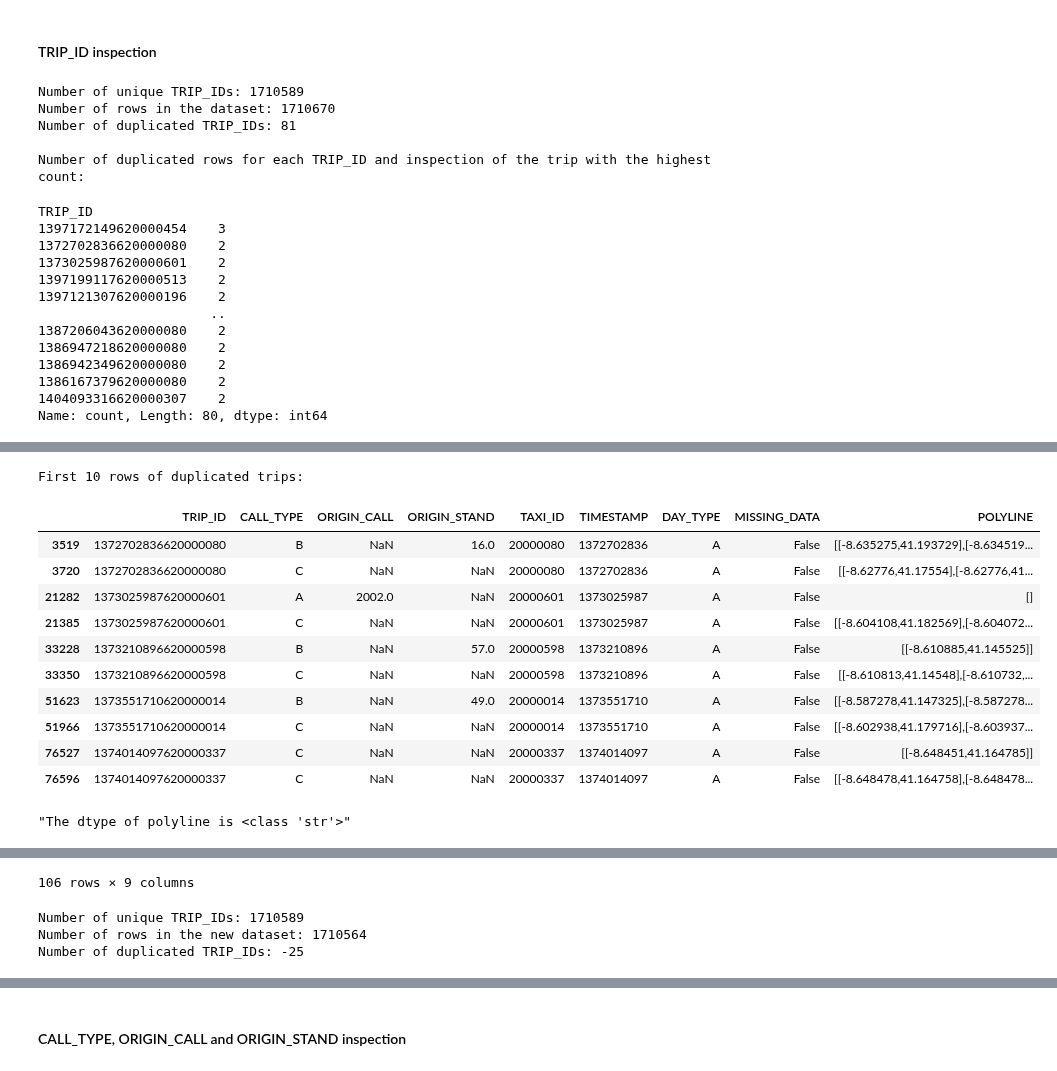
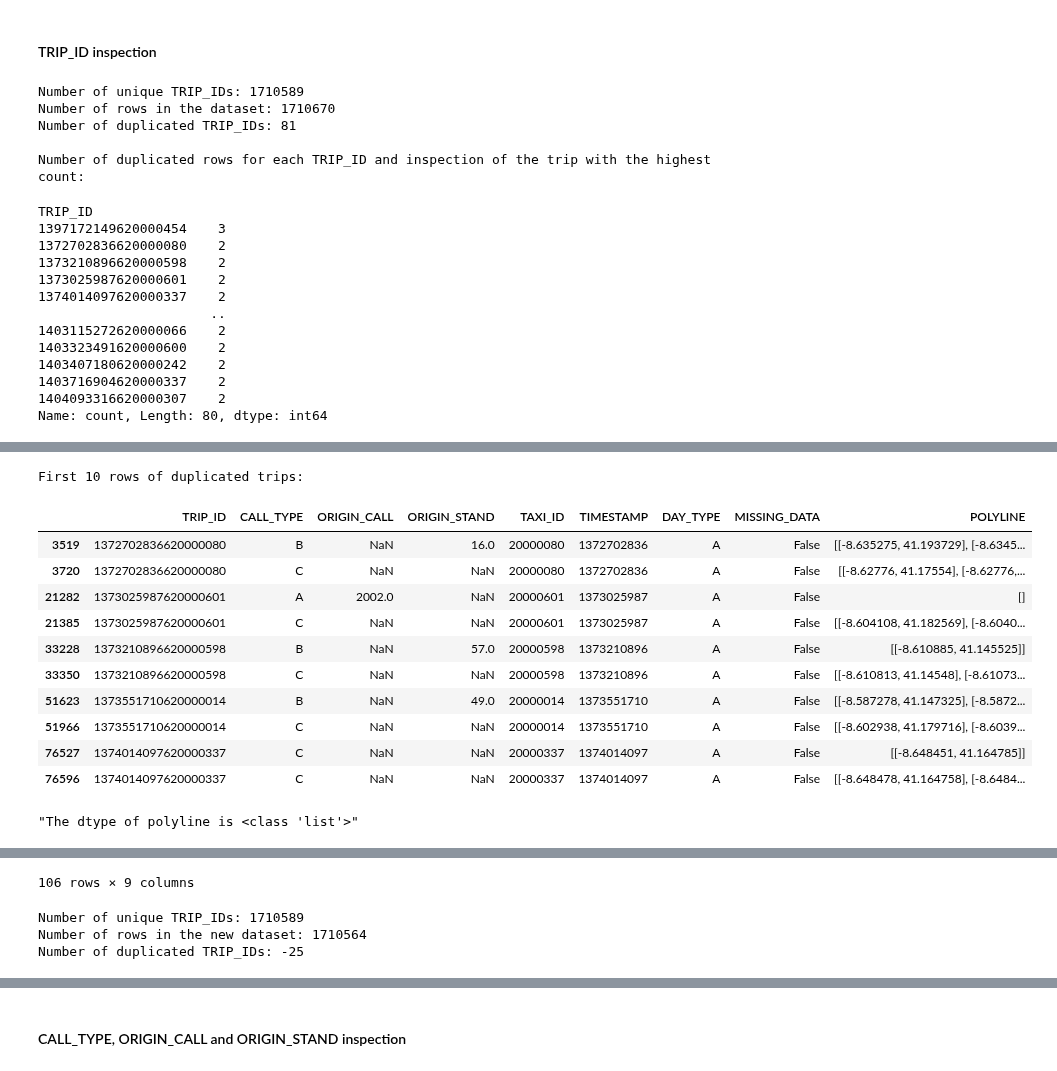
Before and after one commit to gbjaaland/TDT4225-Assignment2, a Jupyter notebook: part_1.ipynb, the cells around one changed output, grey strips where cells are left out. Saved outputs shown, nothing was run; the diff lists cells and outputs as text; code cells hidden in the pictures.

Commit message:
Further analysis in Part1

```diff
--- a/part_1.ipynb
+++ b/part_1.ipynb
@@ -33,6 +37,9 @@ import plotly.express as px
 # %%
 # load dataset
 df_porto = pd.read_csv("porto/porto.csv")
+# %%
+# convert POLYLINE to list to make later analysis less complicated
+df_porto["POLYLINE"] = df_porto["POLYLINE"].map(json.loads)
 # %%
 # avoid changing the original df
 df = df_porto.copy(deep = True)
@@ -75,7 +82,6 @@ display(duplicate_ids_df.head(10))
 
 # find number of invalid rows in accrodance with part 2 task 7, less than three GPS points
 display(f"The dtype of polyline is {type(duplicate_ids_df["POLYLINE"].iloc[0])}")
-duplicate_ids_df["POLYLINE"] = duplicate_ids_df["POLYLINE"].map(json.loads)
 invalid_duplicate_ids_df = duplicate_ids_df[duplicate_ids_df["POLYLINE"].str.len() < 3]
 display(invalid_duplicate_ids_df)
 
@@ -93,14 +99,14 @@ Number of duplicated rows for each TRIP_ID and inspection of the trip with the h
 TRIP_ID
 1397172149620000454    3
 1372702836620000080    2
+1373210896620000598    2
 1373025987620000601    2
-1397199117620000513    2
-1397121307620000196    2
+1374014097620000337    2
                       ..
-1387206043620000080    2
-1386947218620000080    2
-1386942349620000080    2
-1386167379620000080    2
+1403115272620000066    2
+1403323491620000600    2
+1403407180620000242    2
+1403716904620000337    2
 1404093316620000307    2
 Name: count, Length: 80, dtype: int64
 |  | TRIP_ID | CALL_TYPE | ORIGIN_CALL | ORIGIN_STAND | TAXI_ID | TIMESTAMP | DAY_TYPE | MISSING_DATA | POLYLINE |
@@ -110,16 +116,16 @@ Name: count, Length: 80, dtype: int64
 First 10 rows of duplicated trips:
 |  | TRIP_ID | CALL_TYPE | ORIGIN_CALL | ORIGIN_STAND | TAXI_ID | TIMESTAMP | DAY_TYPE | MISSING_DATA | POLYLINE |
-| 3519 | 1372702836620000080 | B | NaN | 16.0 | 20000080 | 1372702836 | A | False | [[-8.635275,41.193729],[-8.634519... |
-| 3720 | 1372702836620000080 | C | NaN | NaN | 20000080 | 1372702836 | A | False | [[-8.62776,41.17554],[-8.62776,41... |
+| 3519 | 1372702836620000080 | B | NaN | 16.0 | 20000080 | 1372702836 | A | False | [[-8.635275, 41.193729], [-8.6345... |
+| 3720 | 1372702836620000080 | C | NaN | NaN | 20000080 | 1372702836 | A | False | [[-8.62776, 41.17554], [-8.62776,... |
 | 21282 | 1373025987620000601 | A | 2002.0 | NaN | 20000601 | 1373025987 | A | False | [] |
-| 21385 | 1373025987620000601 | C | NaN | NaN | 20000601 | 1373025987 | A | False | [[-8.604108,41.182569],[-8.604072... |
-| 33228 | 1373210896620000598 | B | NaN | 57.0 | 20000598 | 1373210896 | A | False | [[-8.610885,41.145525]] |
-| 33350 | 1373210896620000598 | C | NaN | NaN | 20000598 | 1373210896 | A | False | [[-8.610813,41.14548],[-8.610732,... |
-| 51623 | 1373551710620000014 | B | NaN | 49.0 | 20000014 | 1373551710 | A | False | [[-8.587278,41.147325],[-8.587278... |
-| 51966 | 1373551710620000014 | C | NaN | NaN | 20000014 | 1373551710 | A | False | [[-8.602938,41.179716],[-8.603937... |
-| 76527 | 1374014097620000337 | C | NaN | NaN | 20000337 | 1374014097 | A | False | [[-8.648451,41.164785]] |
-| 76596 | 1374014097620000337 | C | NaN | NaN | 20000337 | 1374014097 | A | False | [[-8.648478,41.164758],[-8.648478... |
+| 21385 | 1373025987620000601 | C | NaN | NaN | 20000601 | 1373025987 | A | False | [[-8.604108, 41.182569], [-8.6040... |
+| 33228 | 1373210896620000598 | B | NaN | 57.0 | 20000598 | 1373210896 | A | False | [[-8.610885, 41.145525]] |
+| 33350 | 1373210896620000598 | C | NaN | NaN | 20000598 | 1373210896 | A | False | [[-8.610813, 41.14548], [-8.61073... |
+| 51623 | 1373551710620000014 | B | NaN | 49.0 | 20000014 | 1373551710 | A | False | [[-8.587278, 41.147325], [-8.5872... |
+| 51966 | 1373551710620000014 | C | NaN | NaN | 20000014 | 1373551710 | A | False | [[-8.602938, 41.179716], [-8.6039... |
+| 76527 | 1374014097620000337 | C | NaN | NaN | 20000337 | 1374014097 | A | False | [[-8.648451, 41.164785]] |
+| 76596 | 1374014097620000337 | C | NaN | NaN | 20000337 | 1374014097 | A | False | [[-8.648478, 41.164758], [-8.6484... |
-"The dtype of polyline is <class 'str'>"
+"The dtype of polyline is <class 'list'>"
 |  | TRIP_ID | CALL_TYPE | ORIGIN_CALL | ORIGIN_STAND | TAXI_ID | TIMESTAMP | DAY_TYPE | MISSING_DATA | POLYLINE |
 | 3519 | 1372702836620000080 | B | NaN | 16.0 | 20000080 | 1372702836 | A | False | [[-8.635275, 41.193729], [-8.6345... |
 | 21282 | 1373025987620000601 | A | 2002.0 | NaN | 20000601 | 1373025987 | A | False | [] |
```
Also changed, not shown: parts of 23 cells of this notebook.
